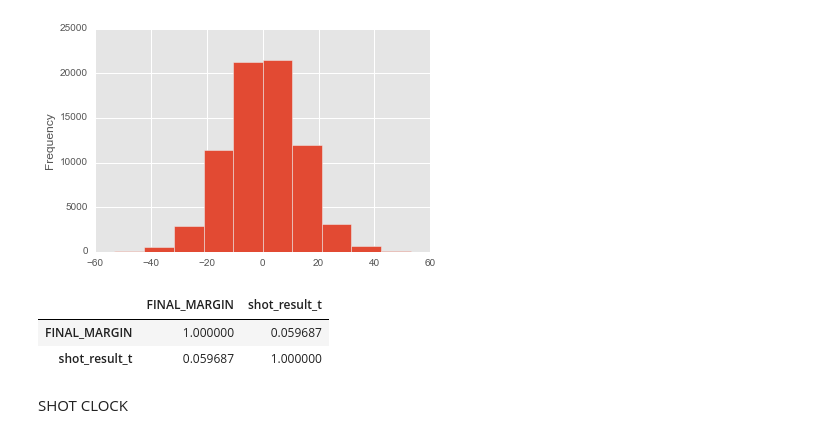
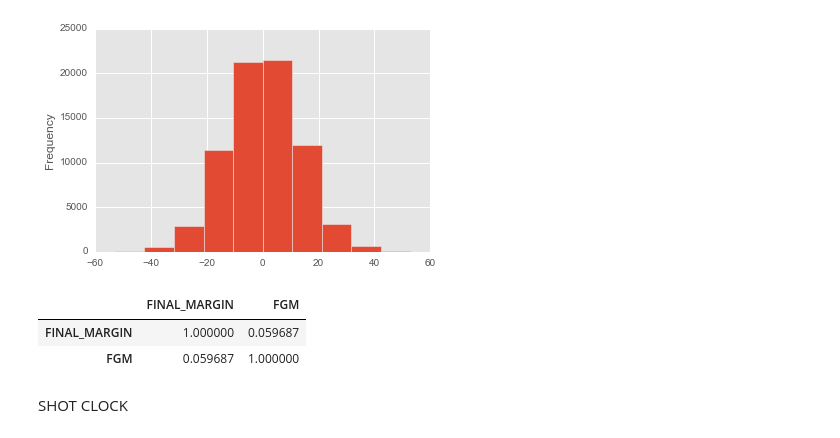
Before and after one commit to allisonchenzhujun/DS-SF-25, a Jupyter notebook: final-project/final-project-gilbert-zhang/code/final-project-EDA.ipynb, the cells around one changed output. Cells and saved outputs as stored; diff of their text form; code cells hidden in the pictures.

```diff
--- a/final-project/final-project-gilbert-zhang/code/final-project-EDA.ipynb
+++ b/final-project/final-project-gilbert-zhang/code/final-project-EDA.ipynb
@@ -108,8 +108,4 @@ train_df['SHOT_RESULT'].value_counts()
 missed    39834
 made      33667
 Name: SHOT_RESULT, dtype: int64
-# %%
-#transforming response variable
-train_df['shot_result_t'] = 0
-train_df.at[train_df['SHOT_RESULT'] == 'made','shot_result_t'] = 1
 # %%
@@ -266,11 +249,11 @@ train_df.FINAL_MARGIN.plot(kind = 'hist')
 <matplotlib.axes._subplots.AxesSubplot at 0x...>
 [figure]
 # %%
-train_df[['FINAL_MARGIN', 'shot_result_t']].corr()
+train_df[['FINAL_MARGIN', 'FGM']].corr()
 # %% [output]
-|  | FINAL_MARGIN | shot_result_t |
+|  | FINAL_MARGIN | FGM |
 | FINAL_MARGIN | 1.000000 | 0.059687 |
-| shot_result_t | 0.059687 | 1.000000 |
+| FGM | 0.059687 | 1.000000 |
 # %%
 #It does seem that the wider the margin the easier to make shots. Consider transforming the variable to absolute margin?
 # %% [markdown]
```
Also changed, not shown: parts of 19 cells of this notebook.
